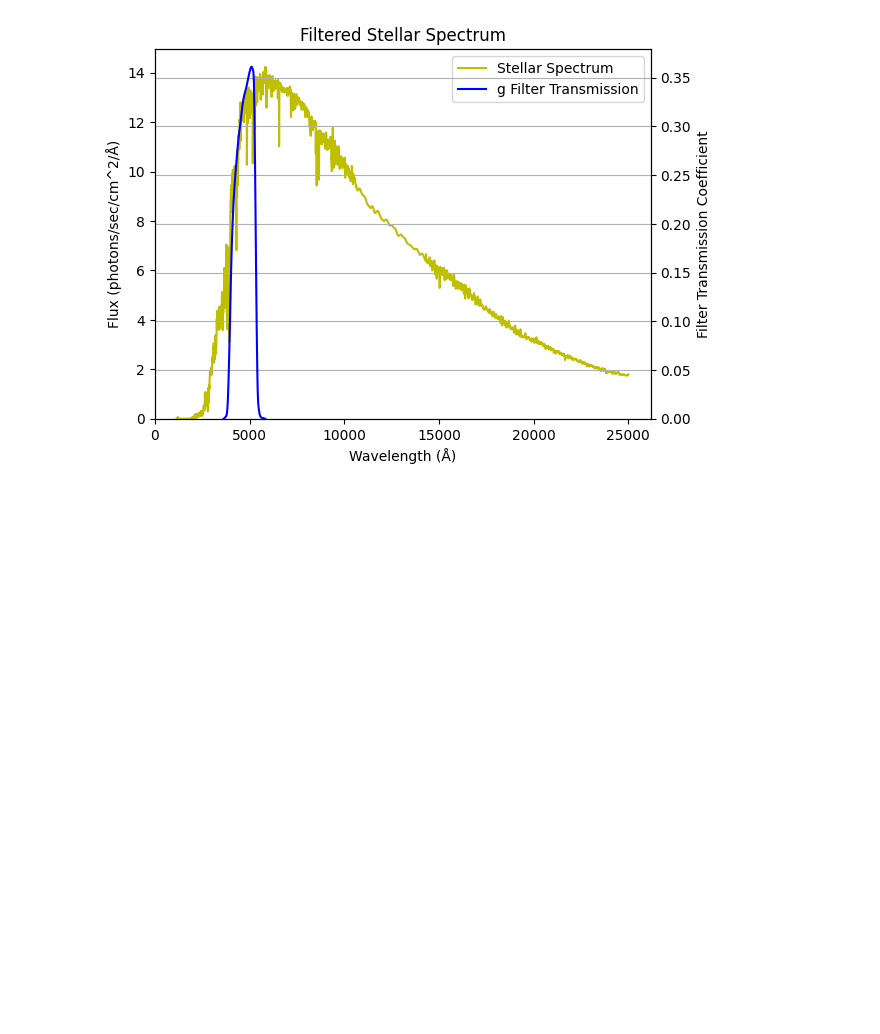
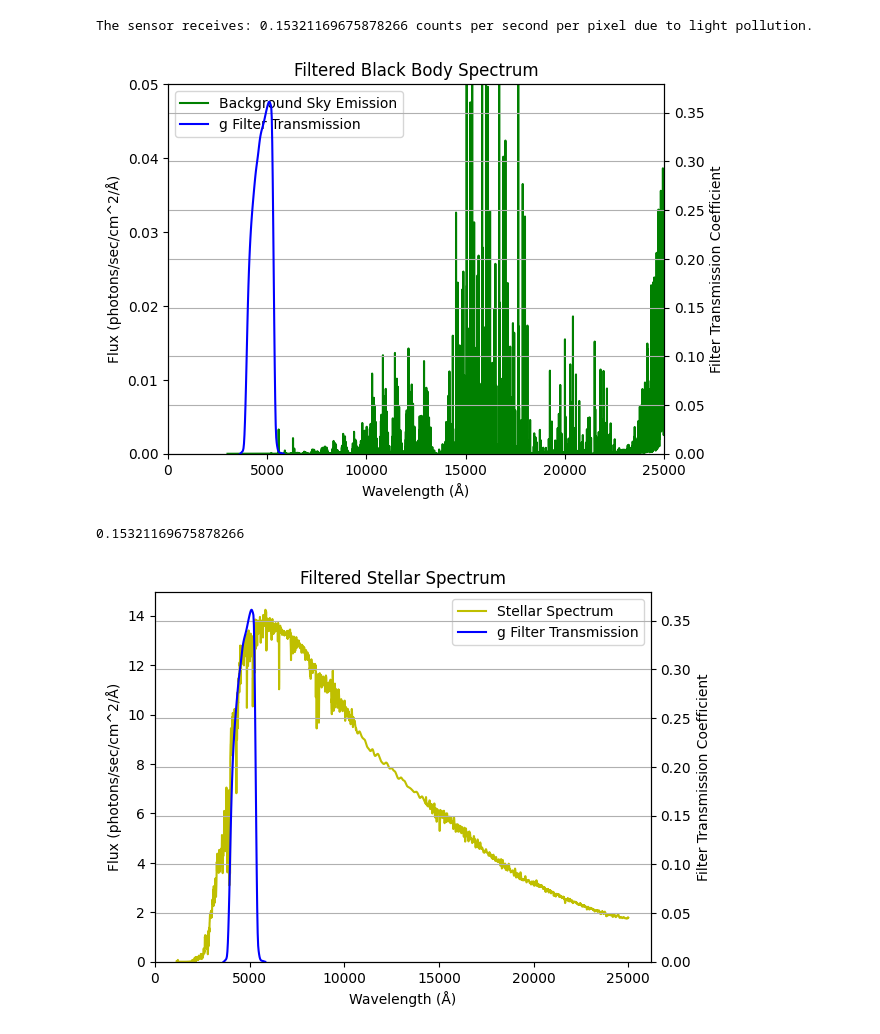
Before and after one commit to RJWier/Glenlea-ETC, a Jupyter notebook: EXPOSURE_TIME_CALCULATOR.ipynb, the cells around one changed output. Saved outputs shown, nothing was run; the diff lists cells and outputs as text; code cells hidden in the pictures; blank space fills up the shorter version.

```diff
--- a/EXPOSURE_TIME_CALCULATOR.ipynb
+++ b/EXPOSURE_TIME_CALCULATOR.ipynb
@@ -79,7 +84,7 @@ FOV_area = FOV_width*FOV_height
 # %%
 #===================== SKY PARAMETERS ===================== Example: Animas, NM, USA
 
-sky_bright = 21.75 #sky brightness (mag/arcsec^2) Source: https://www.lightpollutionmap.info/ #20.87 for GAO site
+sky_bright = 20.87 #sky brightness (mag/arcsec^2) Source: https://www.lightpollutionmap.info/ #20.87 for GAO site
 seeing_cond = 5 #seeing condition reported in FWHM (arcsec)
 seeing_pixel = seeing_cond/plate_scale #FWHM of star in pixels
 # %%
@@ -378 +435,7 @@ def generateNoise(sensorX, sensorY, darkCurrent, readNoise, offset, exposureTime
+# %%
+generateBG(sensor_X, sensor_Y, sky_bright, filter_name, mirror_area, gain, Q_efficiency, pixel_area, obs_type)
+# %% [output]
+The sensor receives: 0.15321169675878266 counts per second per pixel due to light pollution.
+[figure, added]
+0.15321169675878266
 # %%
```
Also changed, not shown: parts of 11 cells of this notebook.
